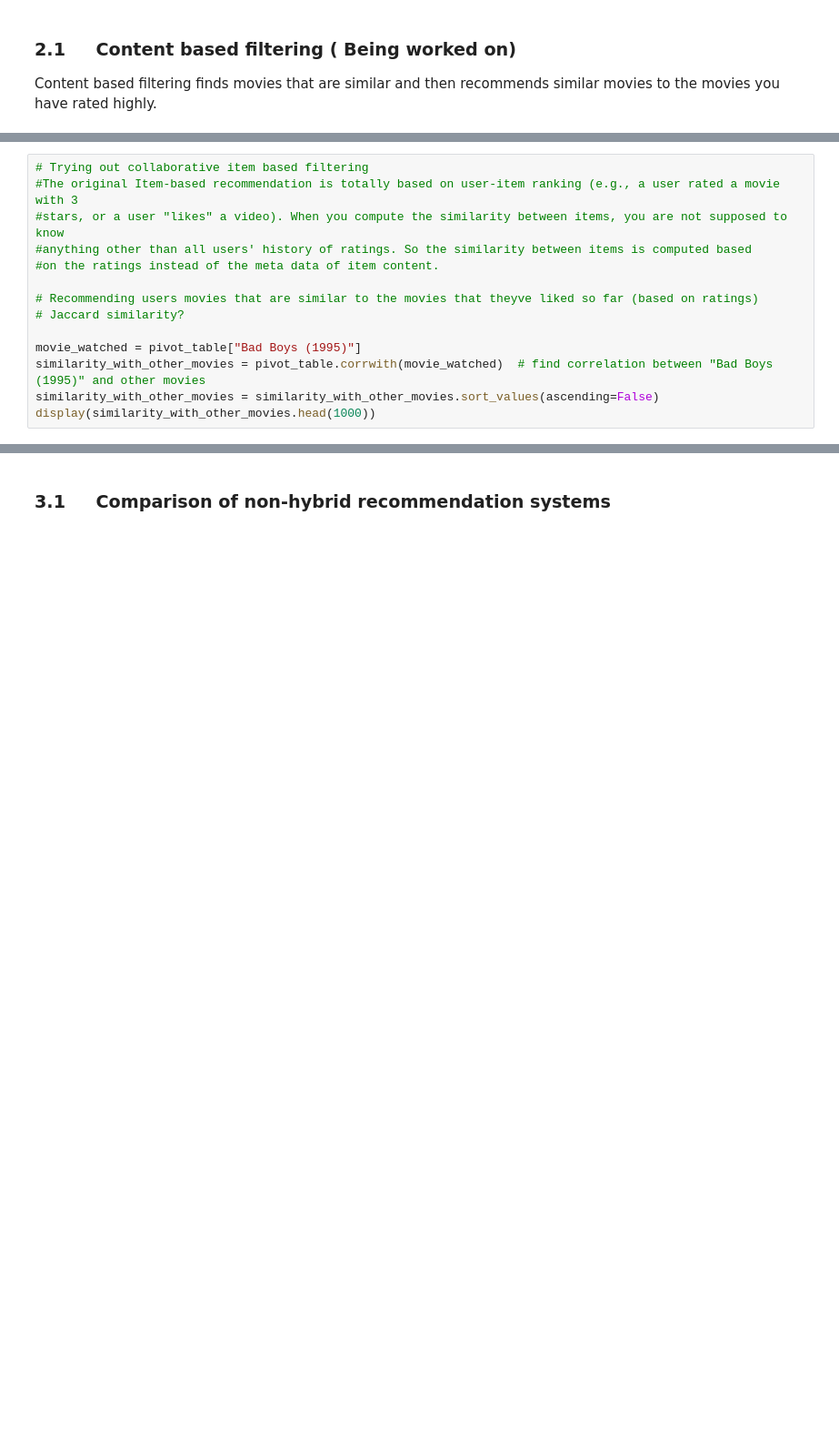
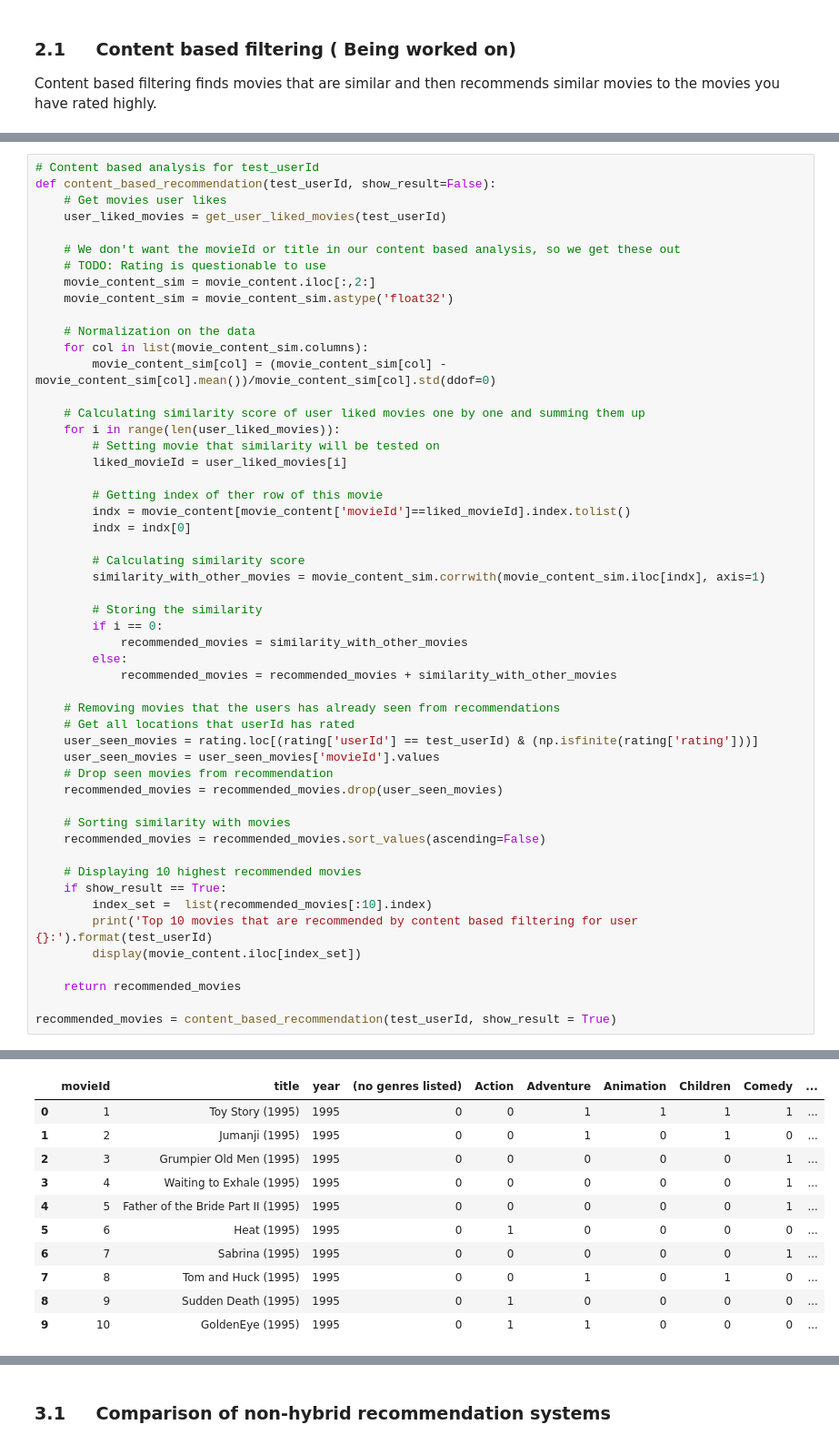
Before and after one commit to oliversion/IR_recommendation_system, a Jupyter notebook: model.ipynb, the cells around one changed output, grey strips where cells are left out. Shown at 91% size. Saved outputs shown, nothing was run; the diff lists cells and outputs as text; blank space fills up the shorter version.

```diff
--- a/model.ipynb
+++ b/model.ipynb
@@ -318,14 +335,0 @@ dtype: float64
-# %%
-# Trying out collaborative item based filtering
-#The original Item-based recommendation is totally based on user-item ranking (e.g., a user rated a movie with 3
-#stars, or a user "likes" a video). When you compute the similarity between items, you are not supposed to know
-#anything other than all users' history of ratings. So the similarity between items is computed based
-#on the ratings instead of the meta data of item content.
-
-# Recommending users movies that are similar to the movies that theyve liked so far (based on ratings)
-# Jaccard similarity?
-
-movie_watched = pivot_table["Bad Boys (1995)"]
-similarity_with_other_movies = pivot_table.corrwith(movie_watched)  # find correlation between "Bad Boys (1995)" and other movies
-similarity_with_other_movies = similarity_with_other_movies.sort_values(ascending=False)
-display(similarity_with_other_movies.head(1000))
@@ -339,0 +336,53 @@ display(similarity_with_other_movies.head(1000))
+# %%
+# Content based analysis for test_userId
+def content_based_recommendation(test_userId, show_result=False):
+    # Get movies user likes
+    user_liked_movies = get_user_liked_movies(test_userId)
+
+    # We don't want the movieId or title in our content based analysis, so we get these out
+    # TODO: Rating is questionable to use
+    movie_content_sim = movie_content.iloc[:,2:]
+    movie_content_sim = movie_content_sim.astype('float32')
+
+    # Normalization on the data
+    for col in list(movie_content_sim.columns):
+        movie_content_sim[col] = (movie_content_sim[col] - movie_content_sim[col].mean())/movie_content_sim[col].std(ddof=0)
+
+    # Calculating similarity score of user liked movies one by one and summing them up
+    for i in range(len(user_liked_movies)):
+        # Setting movie that similarity will be tested on
+        liked_movieId = user_liked_movies[i]
+
+        # Getting index of ther row of this movie
+        indx = movie_content[movie_content['movieId']==liked_movieId].index.tolist()
+        indx = indx[0]
+
+        # Calculating similarity score
+        similarity_with_other_movies = movie_content_sim.corrwith(movie_content_sim.iloc[indx], axis=1)
+
+        # Storing the similarity
+        if i == 0:
+            recommended_movies = similarity_with_other_movies
+        else:
+            recommended_movies = recommended_movies + similarity_with_other_movies
+
+    # Removing movies that the users has already seen from recommendations
+    # Get all locations that userId has rated
+    user_seen_movies = rating.loc[(rating['userId'] == test_userId) & (np.isfinite(rating['rating']))]
+    user_seen_movies = user_seen_movies['movieId'].values
+    # Drop seen movies from recommendation
+    recommended_movies = recommended_movies.drop(user_seen_movies)
+
+    # Sorting similarity with movies
+    recommended_movies = recommended_movies.sort_values(ascending=False)
+
+    # Displaying 10 highest recommended movies
+    if show_result == True:
+        index_set =  list(recommended_movies[:10].index)
+        print('Top 10 movies that are recommended by content based filtering for user {}:').format(test_userId)
+        display(movie_content.iloc[index_set])
+
+    return recommended_movies
+
+recommended_movies = content_based_recommendation(test_userId, show_result = True)
+# %% [output]
@@ -339,0 +390,11 @@ display(similarity_with_other_movies.head(1000))
+|  | movieId | title | year | (no genres listed) | Action | Adventure | Animation | Children | Comedy | ... |
+| 0 | 1 | Toy Story (1995) | 1995 | 0 | 0 | 1 | 1 | 1 | 1 | ... |
+| 1 | 2 | Jumanji (1995) | 1995 | 0 | 0 | 1 | 0 | 1 | 0 | ... |
+| 2 | 3 | Grumpier Old Men (1995) | 1995 | 0 | 0 | 0 | 0 | 0 | 1 | ... |
+| 3 | 4 | Waiting to Exhale (1995) | 1995 | 0 | 0 | 0 | 0 | 0 | 1 | ... |
+| 4 | 5 | Father of the Bride Part II (1995) | 1995 | 0 | 0 | 0 | 0 | 0 | 1 | ... |
+| 5 | 6 | Heat (1995) | 1995 | 0 | 1 | 0 | 0 | 0 | 0 | ... |
+| 6 | 7 | Sabrina (1995) | 1995 | 0 | 0 | 0 | 0 | 0 | 1 | ... |
+| 7 | 8 | Tom and Huck (1995) | 1995 | 0 | 0 | 1 | 0 | 1 | 0 | ... |
+| 8 | 9 | Sudden Death (1995) | 1995 | 0 | 1 | 0 | 0 | 0 | 0 | ... |
+| 9 | 10 | GoldenEye (1995) | 1995 | 0 | 1 | 1 | 0 | 0 | 0 | ... |
```
Also changed, not shown: parts of 23 cells of this notebook.
